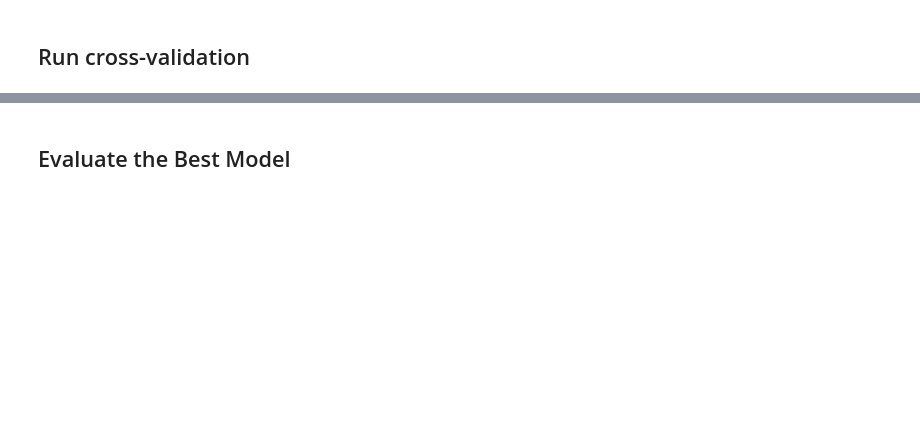
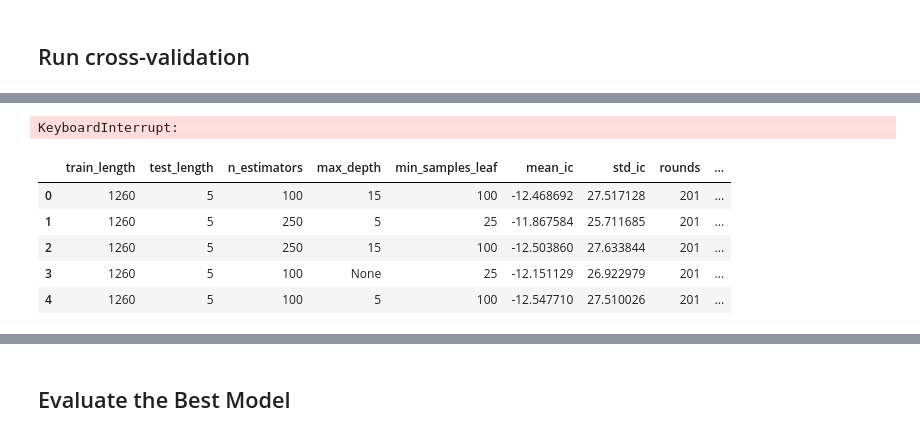
Before and after one commit to paolodelia99/ng-strategies, a Jupyter notebook: ml_based_strategies/tree_regressor.ipynb, the cells around one changed output, grey strips where cells are left out. Cells and saved outputs as stored; diff of their text form; code cells hidden in the pictures; blank space fills up the shorter version.

```diff
--- a/ml_based_strategies/tree_regressor.ipynb
+++ b/ml_based_strategies/tree_regressor.ipynb
@@ -254,5 +253,5 @@ n_cv_params
 # %%
-sample_proportion = .5
+sample_proportion = .6
 sample_size = int(sample_proportion * n_cv_params)
 
 cv_param_sample = np.random.choice(list(range(n_cv_params)),
@@ -326,0 +298,51 @@ SyntaxError: unexpected EOF while parsing (859867291.py, line 19)
+# %%
+for lookahead in lookaheads:
+    for train_length, test_length in test_params:
+        n_splits = int(4 * YEAR / test_length)
+        res_row = dict(zip(cross_val_results, [None] * len(cross_val_results)))
+
+        cv = MultipleTimeSeriesCV(n_splits=n_splits,
+                                  test_period_length=test_length,
+                                  train_period_length=train_length,
+                                  lookahead=lookahead)
+
+        res_row['target'] = lookahead
+        res_row['train_length'] = train_length
+        res_row['test_length'] = test_length
+
+
+        for p, (n_estimator, max_d, min_s_l) in enumerate(cv_params_):
+            base_params = rf_reg.get_params()
+            model = RandomForestRegressor(base_params)
+            model_params = {
+                'n_estimators': n_estimator,
+                'max_depth': max_d,
+                'max_features': 'log2',
+                'min_samples_leaf': min_s_l
+            }
+            model = model.set_params(**model_params)
+
+            cval_score = cross_val_score(
+                estimator=model,
+                X=X,
+                y=y,
+                cv=cv)
+
+            for k, v in model_params.items():
+                res_row[k] = v
+
+            res_row['mean_ic'] = cval_score.mean()
+            res_row['std_ic'] = cval_score.std()
+            res_row['rounds'] = len(cval_score)
+            cross_val_results = cross_val_results.append(res_row, ignore_index=True)
+# %% [output]
+KeyboardInterrupt:
+# %%
+cross_val_results.head()
+# %% [output]
+|  | train_length | test_length | n_estimators | max_depth | min_samples_leaf | mean_ic | std_ic | rounds | ... |
+| 0 | 1260 | 5 | 100 | 15 | 100 | -12.468692 | 27.517128 | 201 | ... |
+| 1 | 1260 | 5 | 250 | 5 | 25 | -11.867584 | 25.711685 | 201 | ... |
+| 2 | 1260 | 5 | 250 | 15 | 100 | -12.503860 | 27.633844 | 201 | ... |
+| 3 | 1260 | 5 | 100 | None | 25 | -12.151129 | 26.922979 | 201 | ... |
+| 4 | 1260 | 5 | 100 | 5 | 100 | -12.547710 | 27.510026 | 201 | ... |
```
Also changed, not shown: parts of 20 cells of this notebook, 1 other file.
